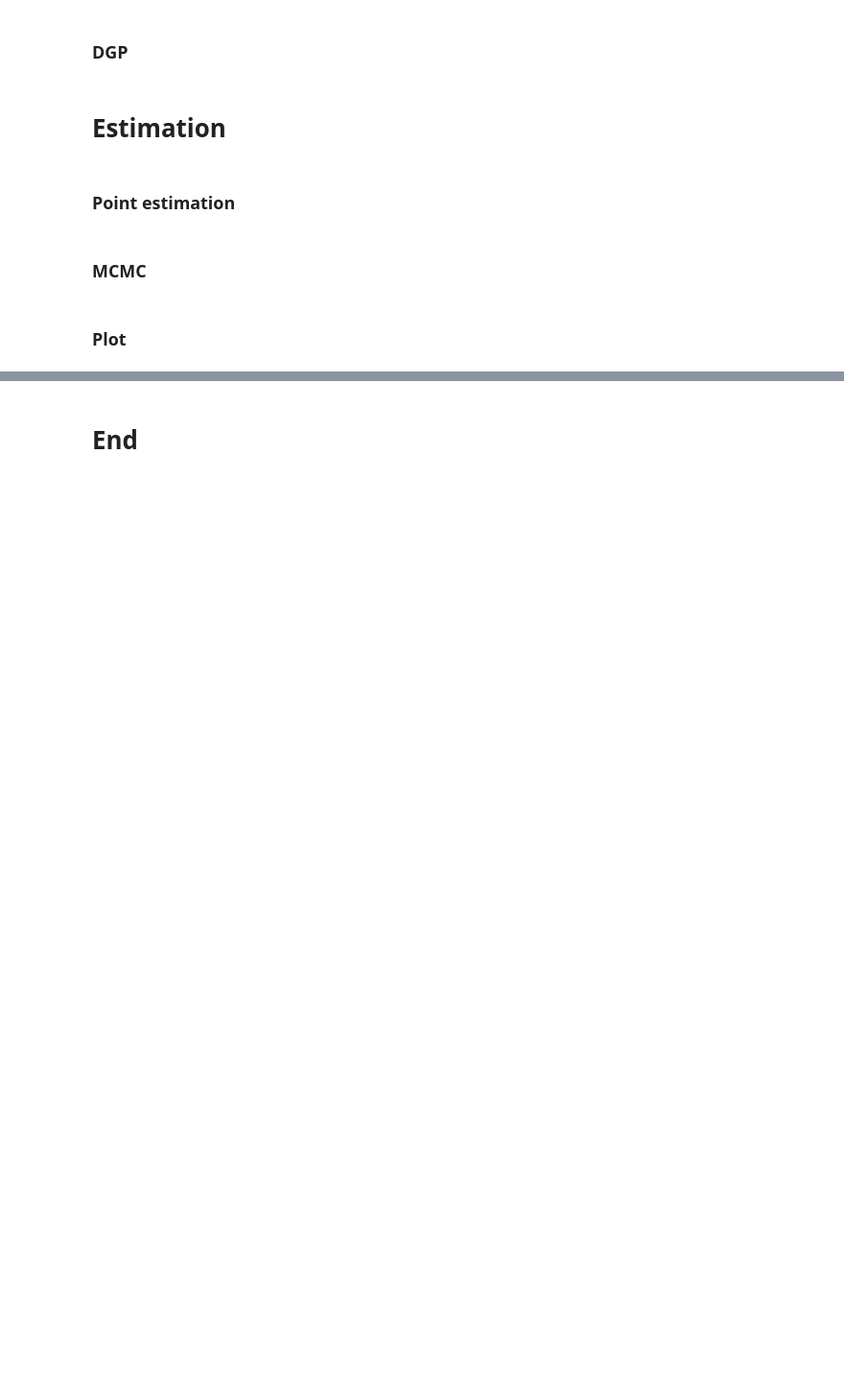
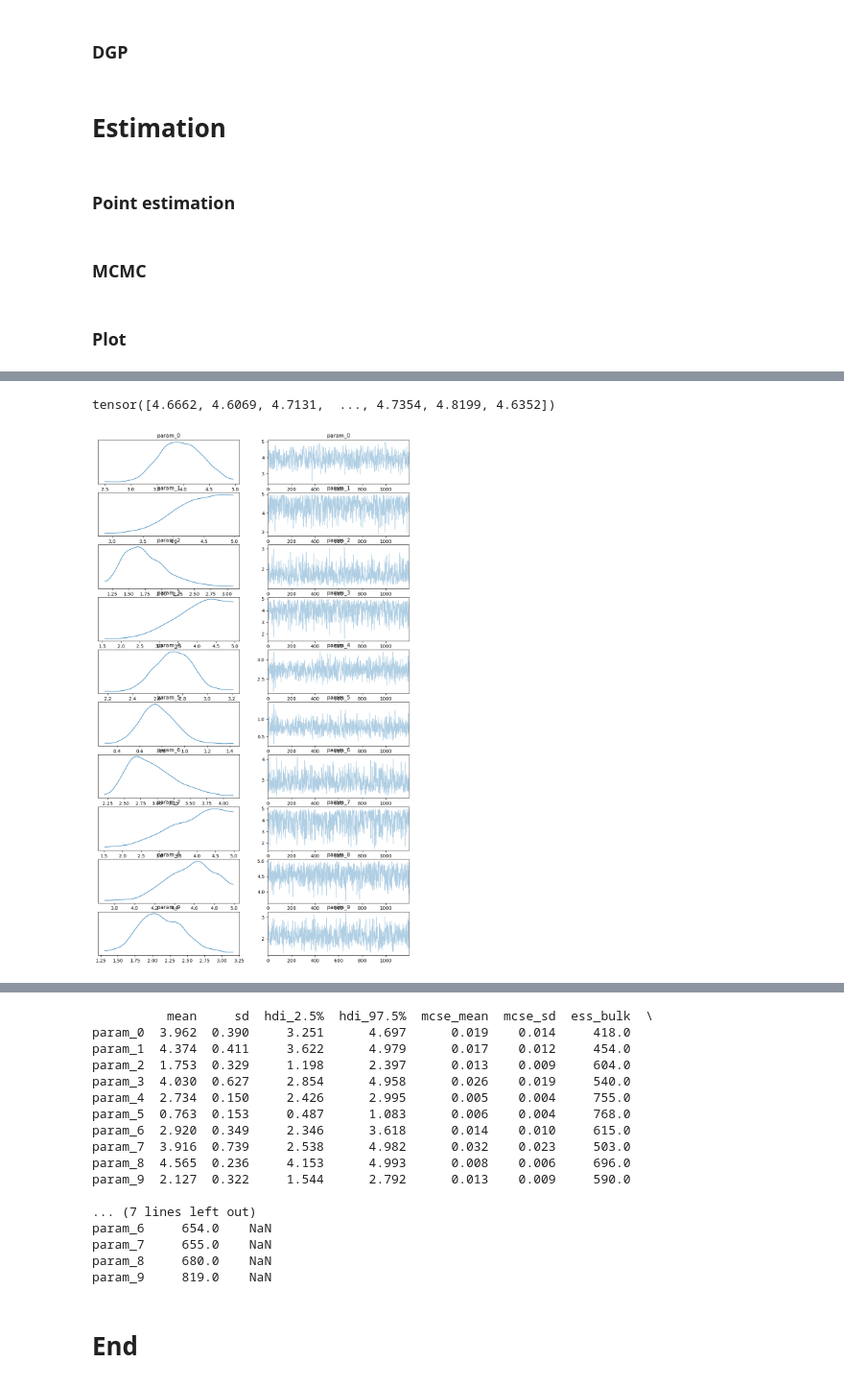
Before and after one commit to Aether-Ren/Multioutput_FixedG_GP, a Jupyter notebook: Docu.ipynb, the cells around one changed output, grey strips where cells are left out. Shown at 96% size. Saved outputs shown, nothing was run; the diff lists cells and outputs as text; code cells hidden in the pictures; blank space fills up the shorter version.

```diff
--- a/Docu.ipynb
+++ b/Docu.ipynb
@@ -457,0 +428,14 @@ plt.show()
+# %%
+posterior_samples_Uniform['param_1']
+# %% [output]
+tensor([4.6662, 4.6069, 4.7131,  ..., 4.7354, 4.8199, 4.6352])
+# %%
+idata = az.from_pyro(mcmc_result_Uniform)
+az.plot_trace(idata)
+plt.show()
+
+
+summary = az.summary(idata, hdi_prob=0.95)
+print(summary)
+# %% [output]
+[figure, added]
@@ -458,3 +443,20 @@ plt.show()
+          mean     sd  hdi_2.5%  hdi_97.5%  mcse_mean  mcse_sd  ess_bulk  \
+param_0  3.962  0.390     3.251      4.697      0.019    0.014     418.0
+param_1  4.374  0.411     3.622      4.979      0.017    0.012     454.0
+param_2  1.753  0.329     1.198      2.397      0.013    0.009     604.0
+param_3  4.030  0.627     2.854      4.958      0.026    0.019     540.0
+param_4  2.734  0.150     2.426      2.995      0.005    0.004     755.0
+param_5  0.763  0.153     0.487      1.083      0.006    0.004     768.0
+param_6  2.920  0.349     2.346      3.618      0.014    0.010     615.0
+param_7  3.916  0.739     2.538      4.982      0.032    0.023     503.0
+param_8  4.565  0.236     4.153      4.993      0.008    0.006     696.0
+param_9  2.127  0.322     1.544      2.792      0.013    0.009     590.0
+
+... (7 lines left out)
+param_6     654.0    NaN
+param_7     655.0    NaN
+param_8     680.0    NaN
+param_9     819.0    NaN
 # %% [markdown]
 # **End**
 # %%
```
Also changed, not shown: parts of 7 cells of this notebook.
